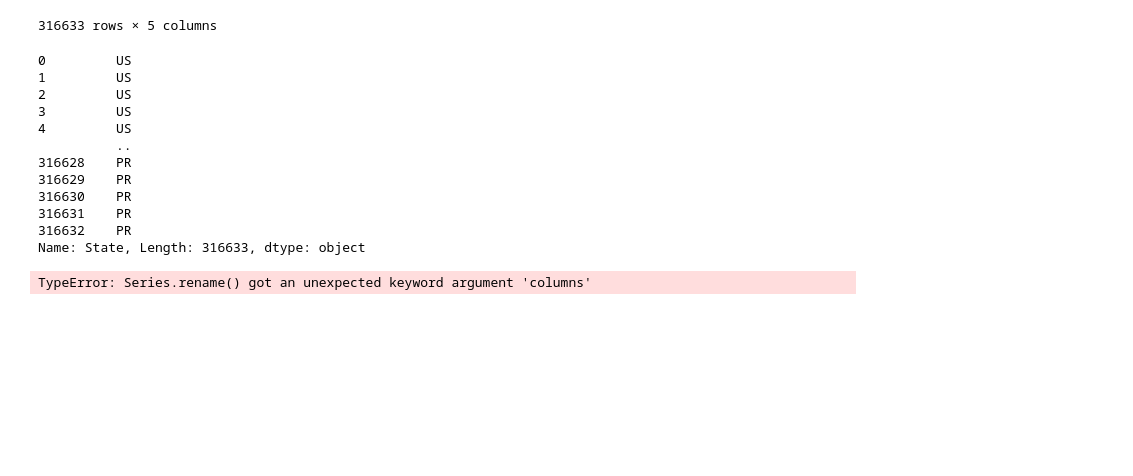
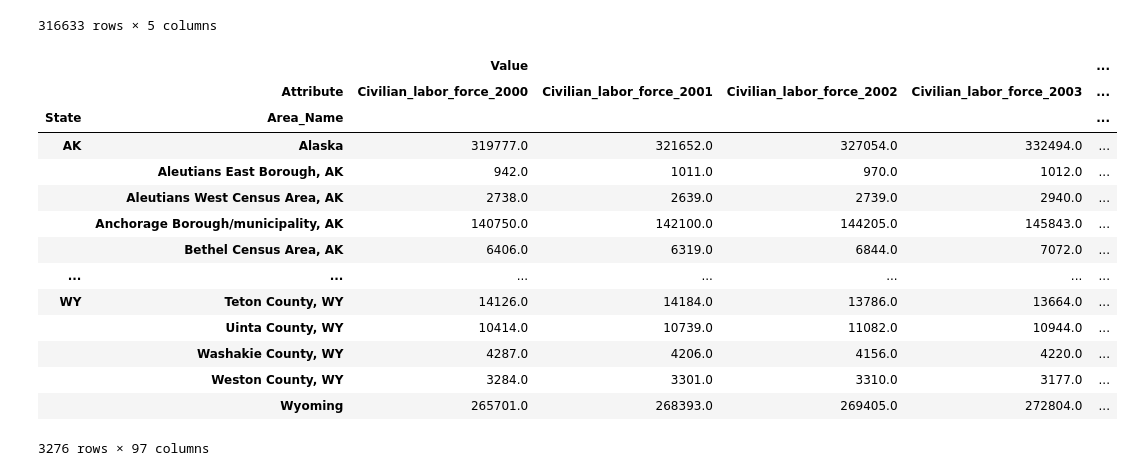
Before and after one commit to k2narendra/Income_vs_Health_Analysis, a Jupyter notebook: Notebook/Capstone_income_vs_Health.ipynb, the cells around one changed output. Cells and saved outputs as stored; diff of their text form; code cells hidden in the pictures; blank space fills up the shorter version.

```diff
--- a/Notebook/Capstone_income_vs_Health.ipynb
+++ b/Notebook/Capstone_income_vs_Health.ipynb
@@ -127,19 +127,27 @@ unemployment_df
 | 316632 | 72153 | PR | Yauco Municipio, PR | Unemployment_rate_2022 | 10.3 |
 316633 rows × 5 columns
 # %%
-unemployment_df=unemployment_df['State'].str.split().str[0]
+pivoted_un = unemployment_df.pivot_table(
+    index=('State', 'Area_Name'),
+    columns='Attribute',
+    values=['Value']
+
+)
 # %%
-unemployment_df
+pivoted_un
 # %% [output]
+|  |  | Value |  |  |  | ... |
+|  | Attribute | Civilian_labor_force_2000 | Civilian_labor_force_2001 | Civilian_labor_force_2002 | Civilian_labor_force_2003 | ... |
+| State | Area_Name |  |  |  |  | ... |
+| AK | Alaska | 319777.0 | 321652.0 | 327054.0 | 332494.0 | ... |
+|  | Aleutians East Borough, AK | 942.0 | 1011.0 | 970.0 | 1012.0 | ... |
+|  | Aleutians West Census Area, AK | 2738.0 | 2639.0 | 2739.0 | 2940.0 | ... |
+|  | Anchorage Borough/municipality, AK | 140750.0 | 142100.0 | 144205.0 | 145843.0 | ... |
+|  | Bethel Census Area, AK | 6406.0 | 6319.0 | 6844.0 | 7072.0 | ... |
+| ... | ... | ... | ... | ... | ... | ... |
+| WY | Teton County, WY | 14126.0 | 14184.0 | 13786.0 | 13664.0 | ... |
+|  | Uinta County, WY | 10414.0 | 10739.0 | 11082.0 | 10944.0 | ... |
+|  | Washakie County, WY | 4287.0 | 4206.0 | 4156.0 | 4220.0 | ... |
+|  | Weston County, WY | 3284.0 | 3301.0 | 3310.0 | 3177.0 | ... |
+|  | Wyoming | 265701.0 | 268393.0 | 269405.0 | 272804.0 | ... |
-0         US
-1         US
-2         US
-3         US
-4         US
-          ..
-316628    PR
-316629    PR
-316630    PR
-316631    PR
-316632    PR
-Name: State, Length: 316633, dtype: object
+3276 rows × 97 columns
@@ -146,4 +156,4 @@ Name: State, Length: 316633, dtype: object
 # %%
-unemployment_df.rename(columns='State')
+#Remove the level 0 index and reset the row index
+#pivoted_un = pivoted_un.droplevel(0,axis=1)
+pivoted_un = pivoted_un.reset_index(level='State')
-# %% [output]
-TypeError: Series.rename() got an unexpected keyword argument 'columns'
```
Also changed, not shown: parts of 4 cells of this notebook.
